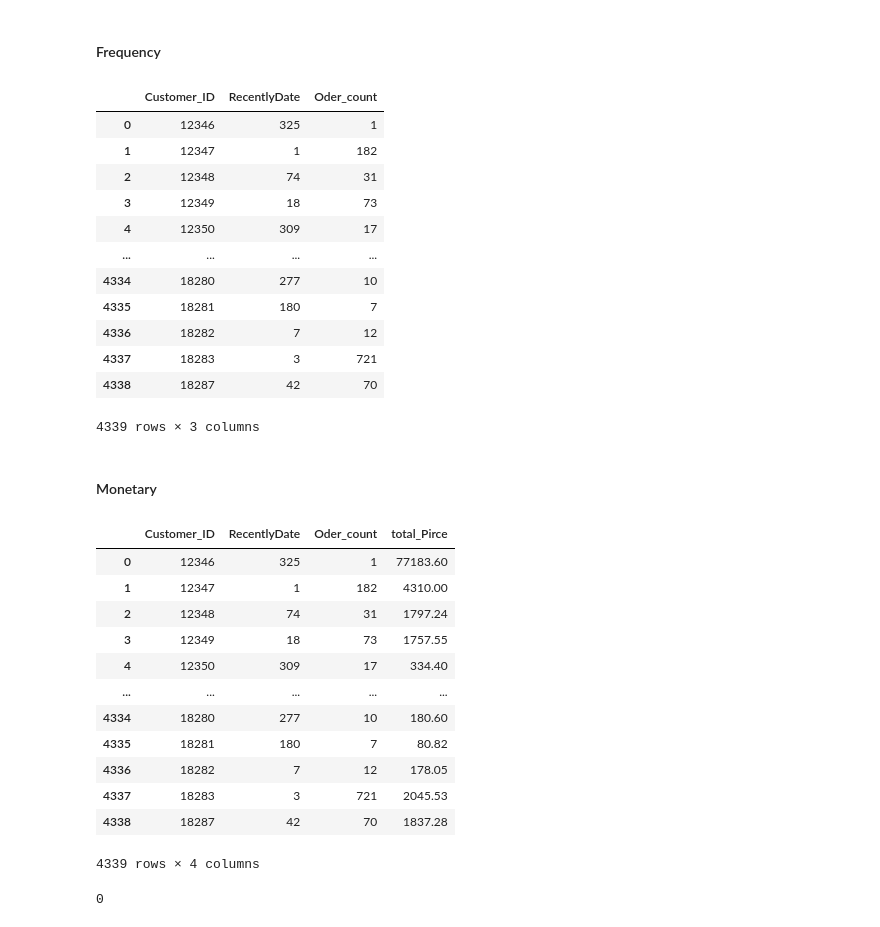
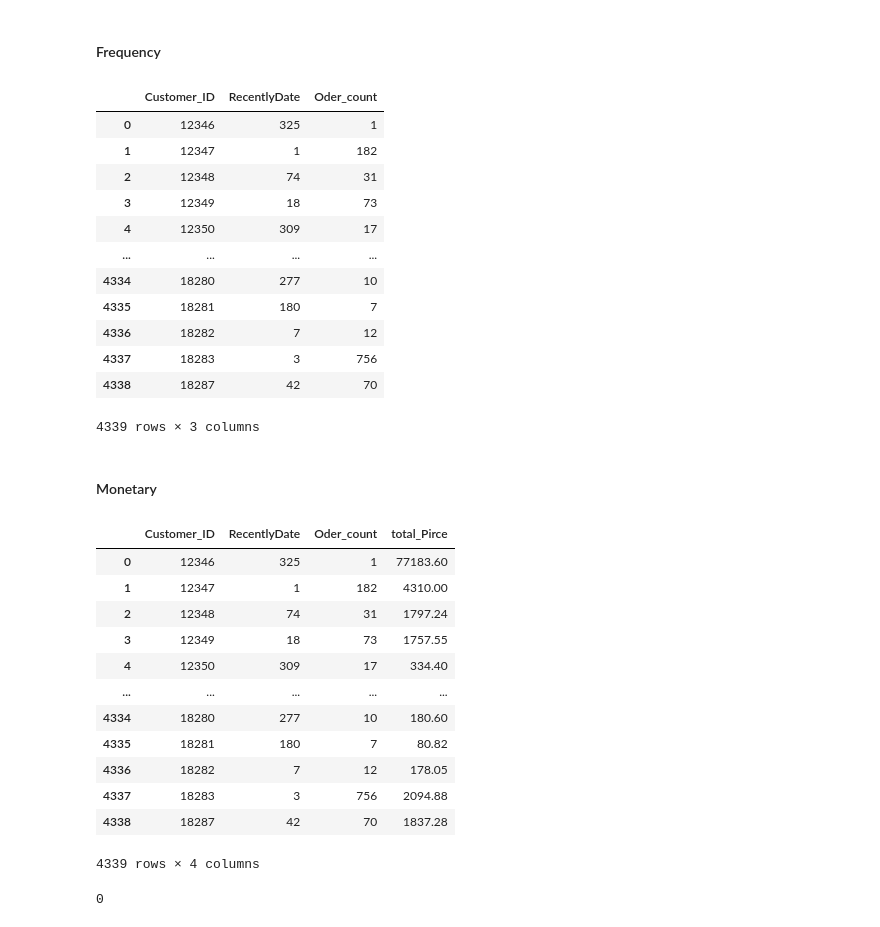
Before and after one commit to songseogyeong/study_data_analysis, a Jupyter notebook: d_rfm/c_RFM_task02.ipynb, the cells around one changed output. Drawn from its saved outputs; the diff is of its cells as text; code cells hidden in the pictures.

```diff
--- a/d_rfm/c_RFM_task02.ipynb
+++ b/d_rfm/c_RFM_task02.ipynb
@@ -278,13 +366,13 @@ ci_df.sort_values(by=['Order_Date'], ascending = False)
 # %%
 # 데이터 중 가장 최신 날짜 가져오기
-recently_date = pd.to_datetime(ci_df['Order_Date'].max())
+recently_date = pd.to_datetime(ci_df_copy['Order_Date'].max())
 print(recently_date)
 
 # 현재 기준으로 변경하기
-ci_df['Order_Date'] = (recently_date - pd.to_datetime(ci_df['Order_Date'])).dt.days
+ci_df_copy['Order_Date'] = (recently_date - pd.to_datetime(ci_df_copy['Order_Date'])).dt.days
 
 # 날짜 오름차순 정렬(최신순)
-ci_df.sort_values(by=['Order_Date'], ascending = True)
+ci_df_copy.sort_values(by=['Order_Date'], ascending = True)
 # %% [output]
 2011-12-09 12:50:00
 |  | Order_No | Product_Code | Quantity | Order_Date | Price | Customer_ID | Country |
@@ -304,8 +392,8 @@ ci_df.sort_values(by=['Order_Date'], ascending = True)
 #### 총 구매 금액
 # %%
 # 주문 수량과 상품 단가를 곱하여 총합 구하기
-ci_df['total'] = ci_df['Quantity'] * ci_df['Price']
-ci_df
+ci_df_copy['total'] = ci_df_copy['Quantity'] * ci_df_copy['Price']
+ci_df_copy
 # %% [output]
 |  | Order_No | Product_Code | Quantity | Order_Date | Price | Customer_ID | Country | total |
 | 0 | 536365 | 85123A | 6 | 373 | 2.55 | 17850 | United Kingdom | 15.30 |
@@ -323,7 +411,7 @@ ci_df
 # %% [markdown]
 #### Recency
 # %%
-new_df = ci_df.groupby('Customer_ID')['Order_Date'].min().reset_index(name='RecentlyDate')
+new_df = ci_df_copy.groupby('Customer_ID')['Order_Date'].min().reset_index(name='RecentlyDate')
 new_df
 # %% [output]
 |  | Customer_ID | RecentlyDate |
@@ -342,7 +430,7 @@ new_df
 # %% [markdown]
 #### Frequency
 # %%
-new_df['Oder_count'] = ci_df.groupby('Customer_ID')['Order_No'].count().reset_index()['Order_No']
+new_df['Oder_count'] = ci_df_copy.groupby('Customer_ID')['Order_No'].count().reset_index()['Order_No']
 new_df
 # %% [output]
 |  | Customer_ID | RecentlyDate | Oder_count |
@@ -355,26 +443,26 @@ new_df
 | 4334 | 18280 | 277 | 10 |
 | 4335 | 18281 | 180 | 7 |
 | 4336 | 18282 | 7 | 12 |
-| 4337 | 18283 | 3 | 721 |
+| 4337 | 18283 | 3 | 756 |
 | 4338 | 18287 | 42 | 70 |
 4339 rows × 3 columns
 # %% [markdown]
 #### Monetary
 # %%
-new_df['total_Pirce'] = ci_df.groupby('Customer_ID').sum('total').reset_index()['total']
+new_df['total_Pirce'] = ci_df_copy.groupby('Customer_ID').sum('total').reset_index()['total']
 new_df
 # %% [output]
 |  | Customer_ID | RecentlyDate | Oder_count | total_Pirce |
 | 0 | 12346 | 325 | 1 | 77183.60 |
 | 1 | 12347 | 1 | 182 | 4310.00 |
 | 2 | 12348 | 74 | 31 | 1797.24 |
 | 3 | 12349 | 18 | 73 | 1757.55 |
 | 4 | 12350 | 309 | 17 | 334.40 |
 | ... | ... | ... | ... | ... |
 | 4334 | 18280 | 277 | 10 | 180.60 |
 | 4335 | 18281 | 180 | 7 | 80.82 |
 | 4336 | 18282 | 7 | 12 | 178.05 |
-| 4337 | 18283 | 3 | 721 | 2045.53 |
+| 4337 | 18283 | 3 | 756 | 2094.88 |
 | 4338 | 18287 | 42 | 70 | 1837.28 |
 4339 rows × 4 columns
 # %%
```
Also changed, not shown: parts of 62 cells of this notebook, 1 other file.
